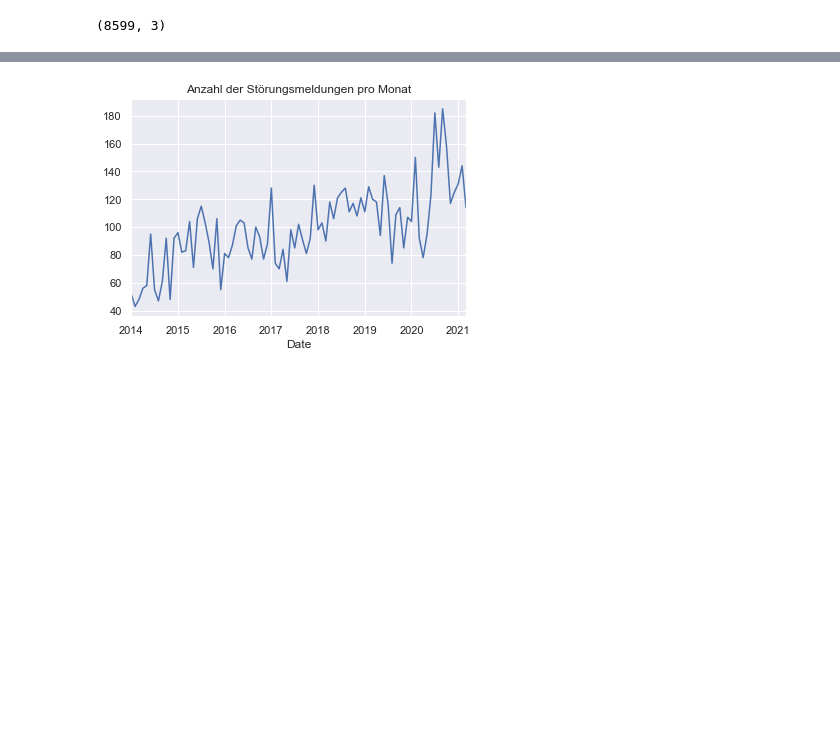
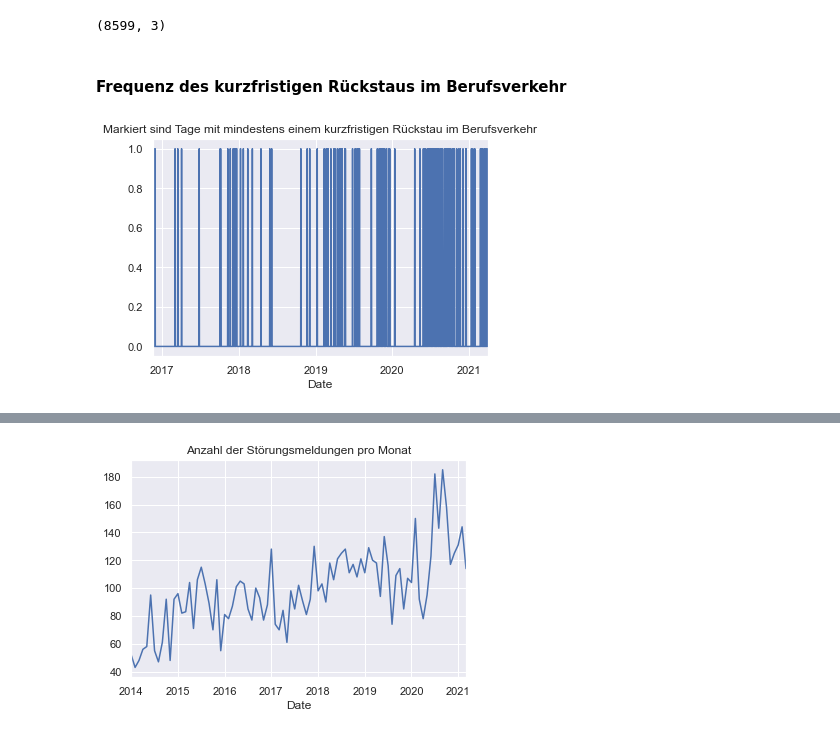
Before and after one commit to kummerer94/sbahn-stoerungen, a Jupyter notebook: analysis.ipynb, the cells around one changed output, grey strips where cells are left out. Cells and saved outputs as stored; diff of their text form; code cells hidden in the pictures; blank space fills up the shorter version.

```diff
--- a/analysis.ipynb
+++ b/analysis.ipynb
@@ -230,3 +244,14 @@ stoerungen_raw_filtered = stoerungen_raw_filtered.loc[~(main_text.shift(-1) == m
 stoerungen_raw_filtered.shape
 # %% [output]
 (8599, 3)
+# %% [markdown]
+#### Frequenz des kurzfristigen Rückstaus im Berufsverkehr
+# %%
+kurzfristiger_rückstau = stoerungen_raw.loc[stoerungen_raw['Text'].str.contains('kurzfristiger rückstau im berufsverkehr'), 'Text']
+kurzfristiger_rückstau = kurzfristiger_rückstau.groupby(pd.Grouper(freq='D')).count()
+# %%
+kurzfristiger_rückstau[kurzfristiger_rückstau >= 1] = 1
+kurzfristiger_rückstau.plot(title='Markiert sind Tage mit mindestens einem kurzfristigen Rückstau im Berufsverkehr')
+plt.show()
+# %% [output]
+[figure, added]
```
Also changed, not shown: parts of 6 cells of this notebook.
